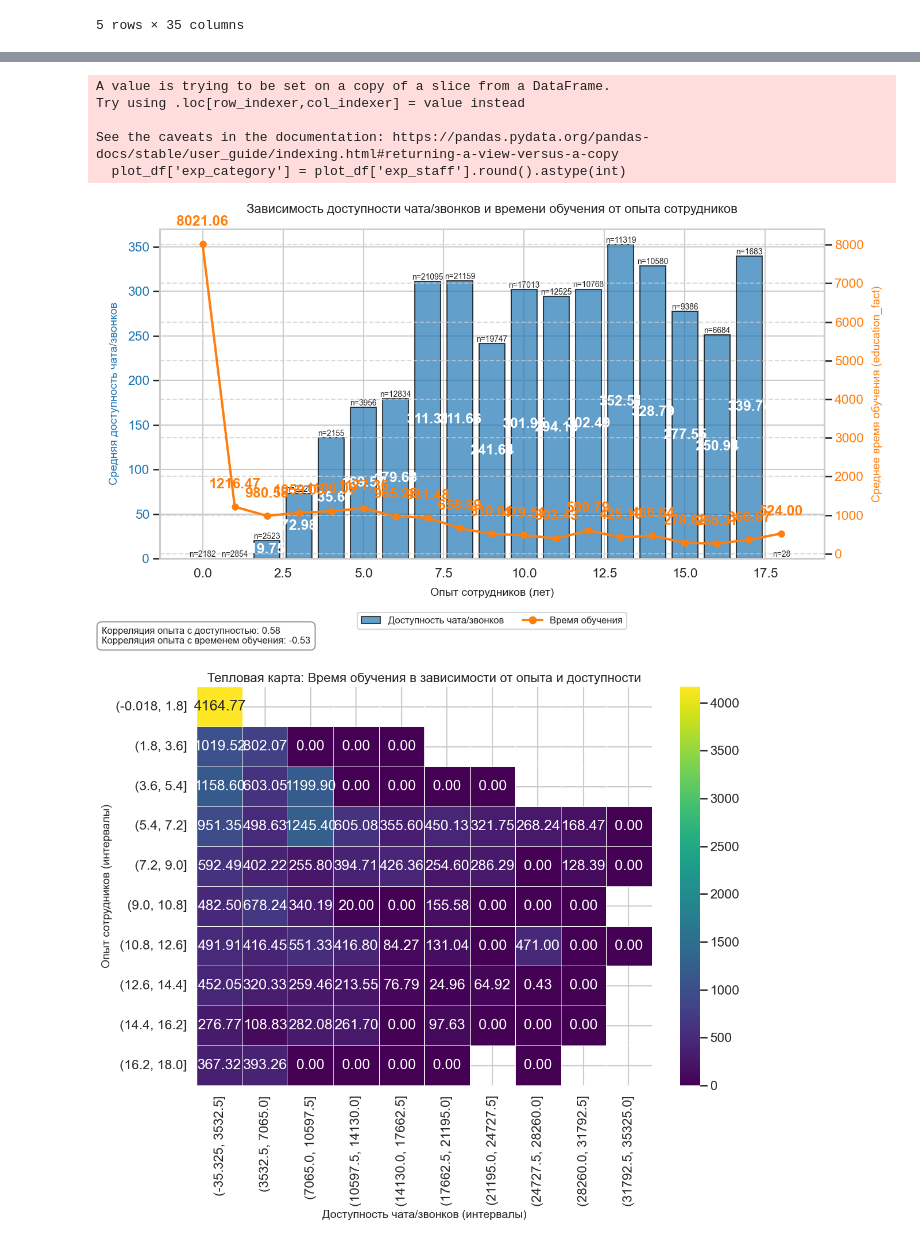
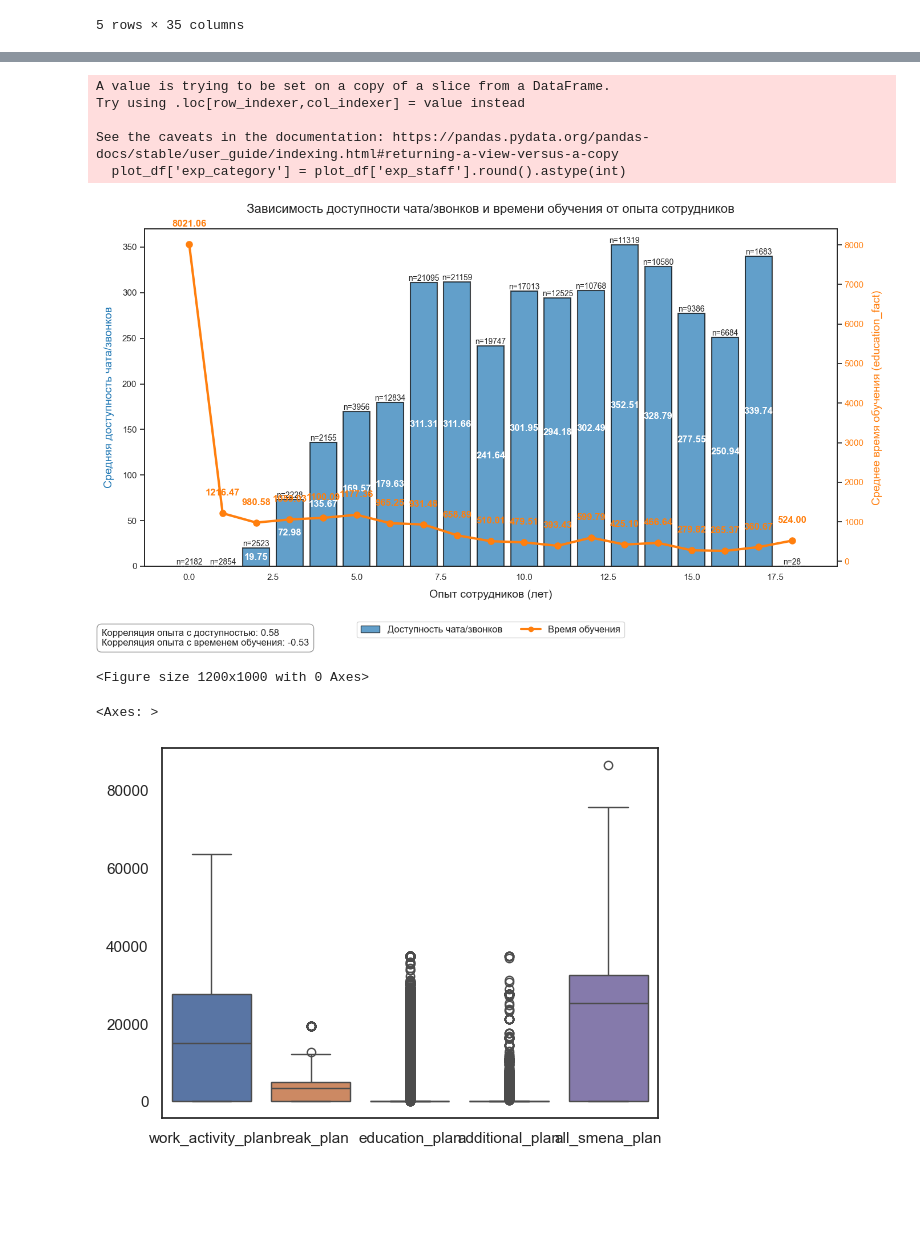
Before and after one commit to Worislooov/DANO_MSC_2025, a Jupyter notebook: Lev/graphycs.ipynb, the cells around one changed output, grey strips where cells are left out. Drawn from its saved outputs; the diff is of its cells as text; code cells hidden in the pictures; blank space fills up the shorter version.

```diff
--- a/Lev/graphycs.ipynb
+++ b/Lev/graphycs.ipynb
@@ -26,6 +26,7 @@ mask = np.triu(np.ones_like(corr_matrix, dtype=bool))  # Маска для ве
 
 # Используем heatmap из seaborn для лучшей визуализации
 import seaborn as sns
+sns.set_theme(style="white")
 sns.heatmap(corr_matrix,
             annot=True,  # Показывать значения
             fmt='.2f',   # Формат значений (2 знака после запятой)
@@ -84,7 +85,7 @@ if high_corr_pairs:
             ax.set_title(f"{var1} vs {var2}\nКорреляция: {corr_value:.2f} ({corr_sign})", fontsize=12)
 
             # Улучшаем внешний вид
-            ax.grid(True, linestyle='--', alpha=0.7)
+            #ax.grid(True, linestyle='--', alpha=0.7)
 
     # Скрываем пустые подграфики, если они есть
     for j in range(i+1, len(axes)):
@@ -404,13 +411,13 @@ filtered_data = grouped_data[grouped_data['employees_count'] >= min_employees]
 
 # Создаем график с двумя осями Y
 plt.figure(figsize=(14, 8))
-sns.set_style("whitegrid")
+
 
 # Основная ось Y для доступности чата/звонков
 ax1 = plt.gca()
 ax1.set_xlabel('Опыт сотрудников (лет)', fontsize=14, labelpad=10)
 ax1.set_ylabel('Средняя доступность чата/звонков', fontsize=14, labelpad=10, color='#1f77b4')
-ax1.tick_params(axis='y', labelcolor='#1f77b4')
+ax1.tick_params(axis='y')
 
 # Создаем столбчатую диаграмму для доступности
 bars = ax1.bar(filtered_data['exp_category'], filtered_data['avg_availability'],
@@ -461,7 +468,7 @@ plt.figtext(0.01, 0.01,
            fontsize=12, bbox=dict(boxstyle="round,pad=0.5", fc="white", ec="gray", alpha=0.8))
 
 # Улучшаем внешний вид
-plt.grid(True, axis='y', linestyle='--', alpha=0.7)
+# plt.grid(True, axis='y', linestyle='--', alpha=0.7)
 plt.tight_layout()
 
 # Показываем график
@@ -469,32 +476,37 @@ plt.show()
 
 # Дополнительно: создаем тепловую карту для визуализации взаимосвязи трех переменных
 plt.figure(figsize=(12, 10))
 
 # Создаем сетку для тепловой карты
 pivot_table = plot_df.pivot_table(
     values=training_column,
     index=pd.cut(plot_df['exp_staff'], bins=10),  # Разбиваем опыт на 10 интервалов
     columns=pd.cut(plot_df['avail_chat_call_fact'], bins=10),  # Разбиваем доступность на 10 интервалов
     aggfunc='mean'
 )
 
 # # Строим тепловую карту
 # sns.heatmap(pivot_table, cmap='viridis', annot=True, fmt='.2f', linewidths=.5)
 # plt.title('Тепловая карта: Время обучения в зависимости от опыта и доступности', fontsize=16)
 # plt.xlabel('Доступность чата/звонков (интервалы)', fontsize=14)
 # plt.ylabel('Опыт сотрудников (интервалы)', fontsize=14)
 # plt.tight_layout()
 plt.show()
 # %% [output]
 Столбец 'training_time' не найден в DataFrame.
 Доступные столбцы: ['calendar_dt', 'id_employee', 'useful_calls_fact', 'useful_chats_fact', 'avail_calls_fact', 'avail_chats_fact', 'avail_chat_call_fact', 'break_fact', 'education_fact', 'additional_ ...
 Возможно, вы имели в виду один из этих столбцов: ['education_fact', 'education_plan']
 Используем столбец 'education_fact' для времени обучения
 Количество строк для построения графика: 170719
 A value is trying to be set on a copy of a slice from a DataFrame.
 Try using .loc[row_indexer,col_indexer] = value instead
 
 See the caveats in the documentation: https://pandas.pydata.org/pandas-docs/stable/user_guide/indexing.html#returning-a-view-versus-a-copy
   plot_df['exp_category'] = plot_df['exp_staff'].round().astype(int)
-[figure, old version]
+[figure, new version]
-[figure, removed]
+<Figure size 1200x1000 with 0 Axes>
+# %%
+sns.boxplot([df["work_activity_plan"],df["break_plan"], df["education_plan"], df["additional_plan"], df["all_smena_plan"]])
+# %% [output]
+<Axes: >
+[figure, added]
```
Also changed, not shown: parts of 16 cells of this notebook.
